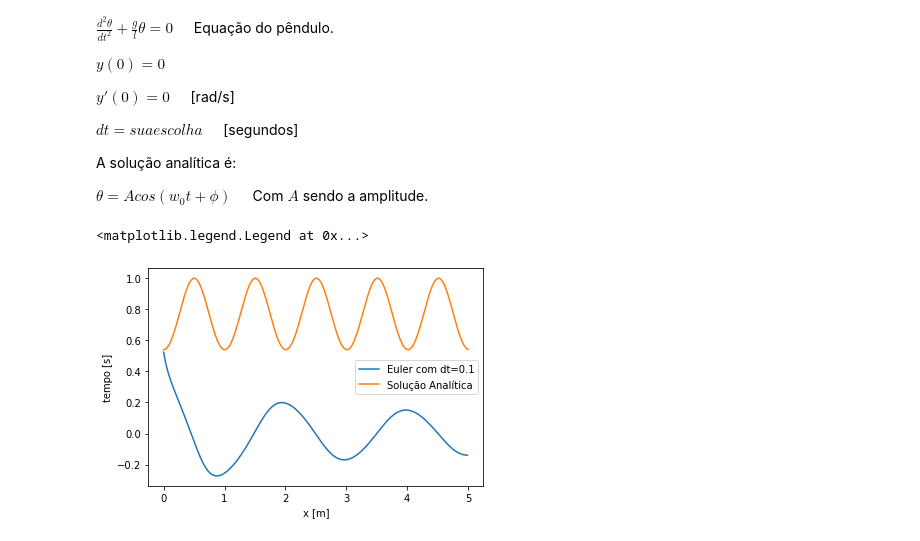
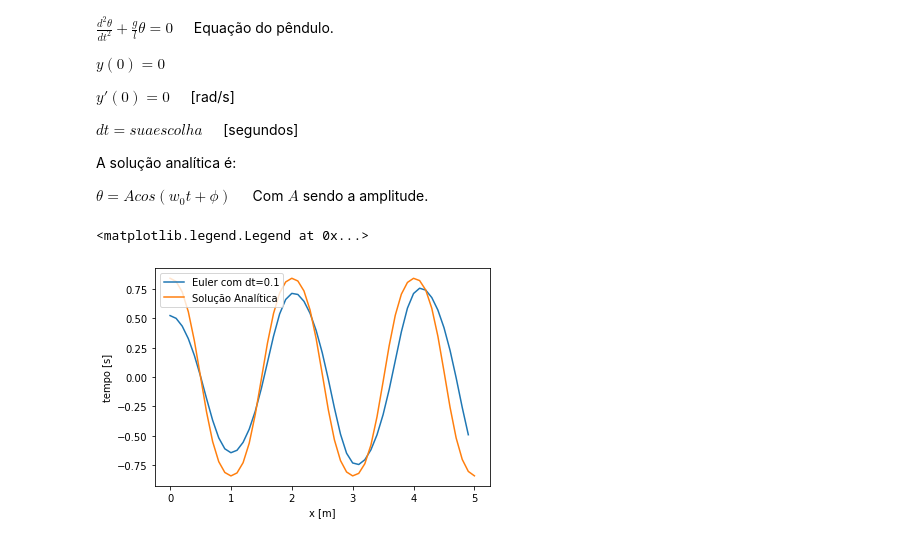
Before and after one commit to raphatrivium/Python-Introduction, a Jupyter notebook: raphael_aula10.ipynb, the cells around one changed output. Cells and saved outputs as stored; diff of their text form; code cells hidden in the pictures.

```diff
--- a/raphael_aula10.ipynb
+++ b/raphael_aula10.ipynb
@@ -378,41 +378,41 @@ def Euler_2grau(range1, range2, dt, y1_0, y2_0):
   y1.append(y1_0) # condição de contorno y
   y2=[]
   y2.append(y2_0) # condição de contorno para y'
   for i in range(len(t)-1):
     y1i = y1[i] + y1_prime(y2[i])*dt
     y2i = y2[i] + y2_prime(y2[i], y1[i], t[i])*dt
     y1.append( 1*math.sin(y1i) )  #truncar valor para até 3 casas decimais
     y2.append( round(y2i, 3) )
   a = [y1,t]
   return a
 
-# Solução Analíítica
+# Solução Analítica
 def pendulo_simples(L,g,tf,p):
-  t=0; i=0 ; theta = 0
   coordx = [] ; coordy = [] ; tempo = []
+  t=0; i=0 ; theta=0 ;
   while t < tf:
     theta = math.cos( math.sqrt(g/L) * t )
     x = L * math.sin( theta )
     y = L * math.cos( theta )
     coordx.append(x) ; coordy.append(y) ; tempo.append(t)
-    t = t + p
-  lista = [coordx,coordy, tempo ]
+    t = t+p
+  lista = [coordx,coordy,tempo]
   return lista
 
-dt = 0.01 ; l=1 ; x = l/2 ;
+dt = 0.1 ; l=1 ; x = l/2 ;
 # Método de Euler
 a = Euler_2grau( 0, 5, dt, math.asin(x/l), 0)
 # Analítica
-b = pendulo_simples(1, 9.8, 5, dt)
-
+L = 1 ; m = 0.2 ;g = 9.8 ; p = dt
+b = pendulo_simples(L,g,5,p)
 # Gráficos
-plt.plot(a[1], a[0], label='Euler com dt=%s' % 0.1 )
-plt.plot(b[2], b[1], label='Solução Analítica' )
+plt.plot(a[1], a[0], label='Euler com dt=%s' % dt )
+plt.plot(b[2], b[0], label='Solução Analítica')
 plt.xlabel("x [m]")
 plt.ylabel("tempo [s]")
 plt.legend()
 
-#Não entendi a discrepância. Esperava que a sol. anali. tbm tivesse valores negativos para x
+#Não entendi a discrepância.
 # %% [output]
 <matplotlib.legend.Legend at 0x...>
-[figure, old version]
+[figure, new version]
```
